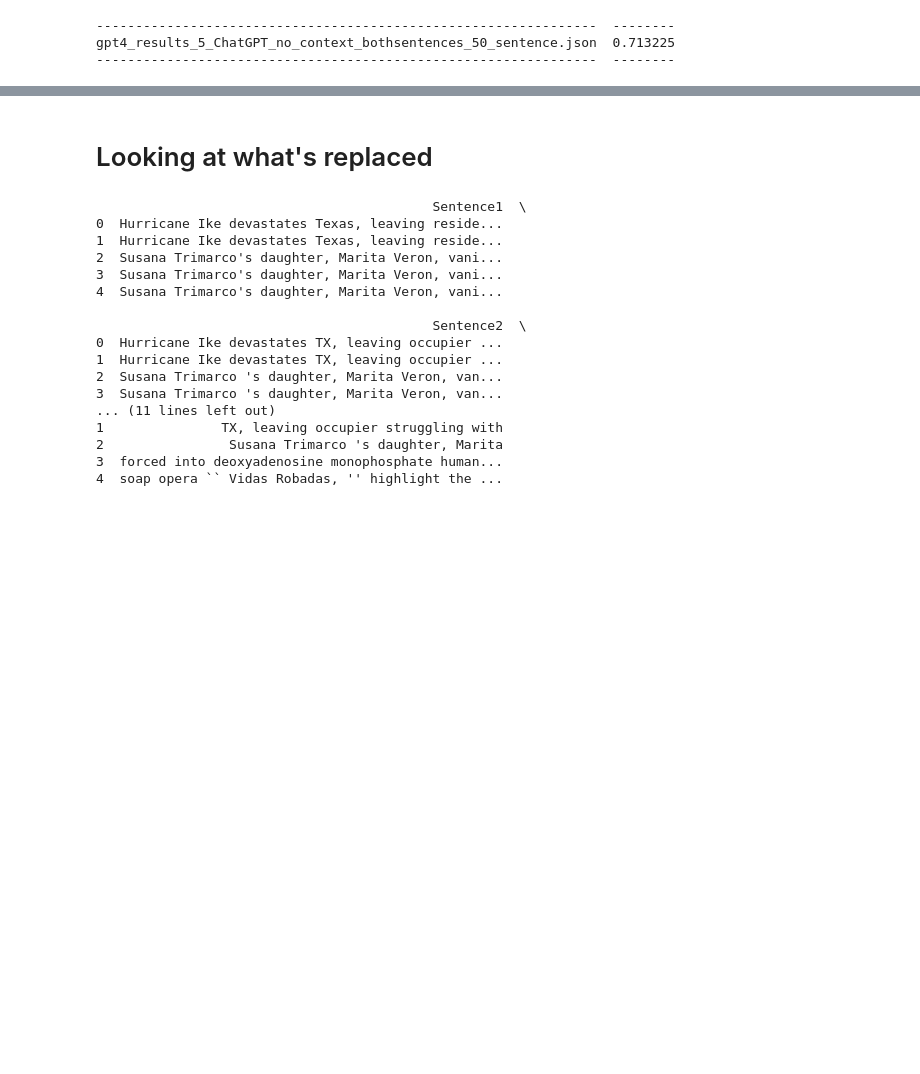
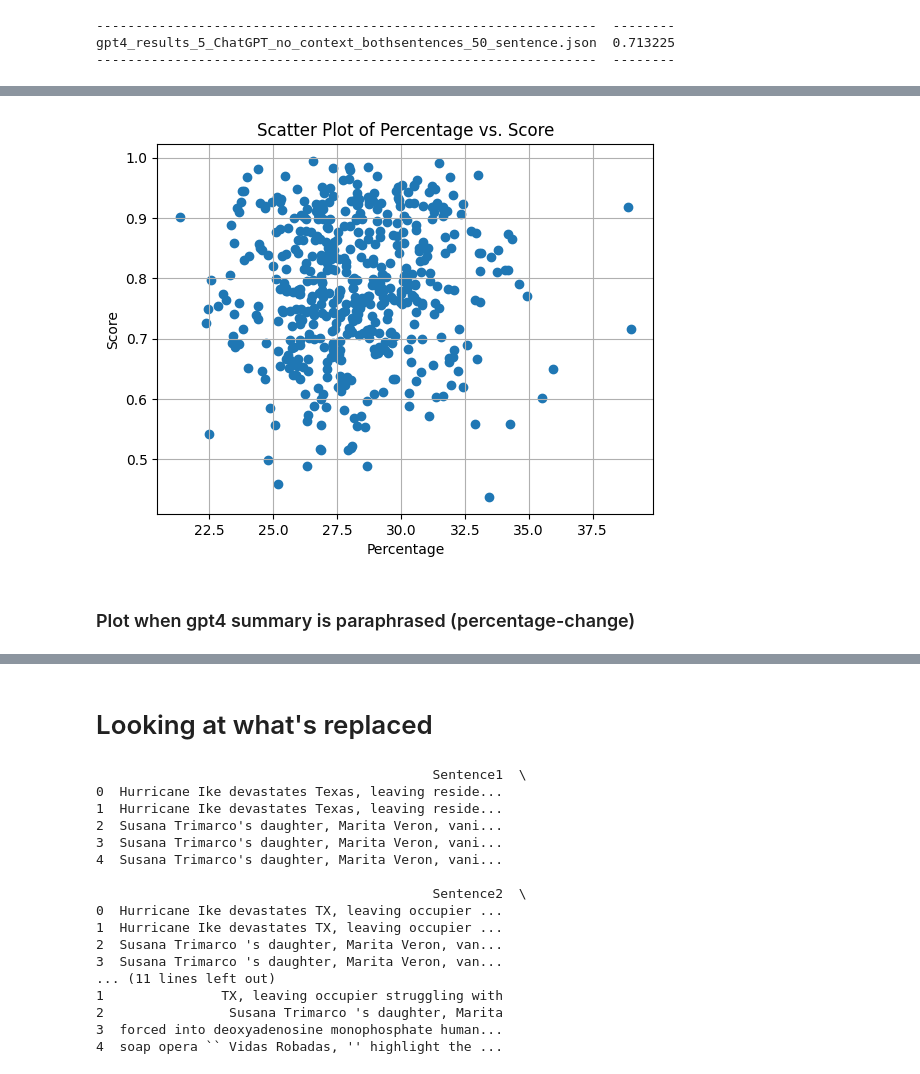
Before and after one commit to Taslim-M/self_recognition, a Jupyter notebook: analysis_mitigating_selfrecognition.ipynb, the cells around one changed output, grey strips where cells are left out. Saved outputs shown, nothing was run; the diff lists cells and outputs as text; code cells hidden in the pictures; blank space fills up the shorter version.

```diff
--- a/analysis_mitigating_selfrecognition.ipynb
+++ b/analysis_mitigating_selfrecognition.ipynb
@@ -327,0 +231,34 @@ def plot_detection_score_vs_correlation(*results_dicts):
+# %%
+paraphrase_summary = defaultdict(lambda: {'paraphrase': 0, 'count': 0})
+
+for record in modified_percentages:
+    key = record['key']
+    if record['model'] != 'gpt4':
+        paraphrase_summary[key]['paraphrase'] += record['paraphrase']
+        paraphrase_summary[key]['count'] += 1
+
+# Calculate the average and create a summarized list
+percentage_modified_other = [
+    {'key': key, 'paraphrase': score_info['paraphrase'] / score_info['count']}
+    for key, score_info in paraphrase_summary.items()
+]
+# %%
+percentage_dict = {item['key']: item['paraphrase'] for item in percentage_modified_other}
+score_dict = {item['key']: item['detection_score'] for item in summarized_data_gpt4_results_gpt4_paraphrased_other_only}
+
+# Extract common keys, and create lists for percentage and score values
+common_keys = set(percentage_dict.keys()) & set(score_dict.keys())
+percentages = [percentage_dict[key] for key in common_keys]
+scores = [score_dict[key] for key in common_keys]
+
+# Plot the scatter plot
+plt.scatter(percentages, scores)
+plt.xlabel('Percentage')
+plt.ylabel('Score')
+plt.title('Scatter Plot of Percentage vs. Score')
+plt.grid(True)
+plt.show()
+# %% [output]
+[figure, added]
+# %% [markdown]
+### Plot when gpt4 summary is paraphrased (percentage-change)
```
Also changed, not shown: parts of 42 cells of this notebook, 3 other files.
